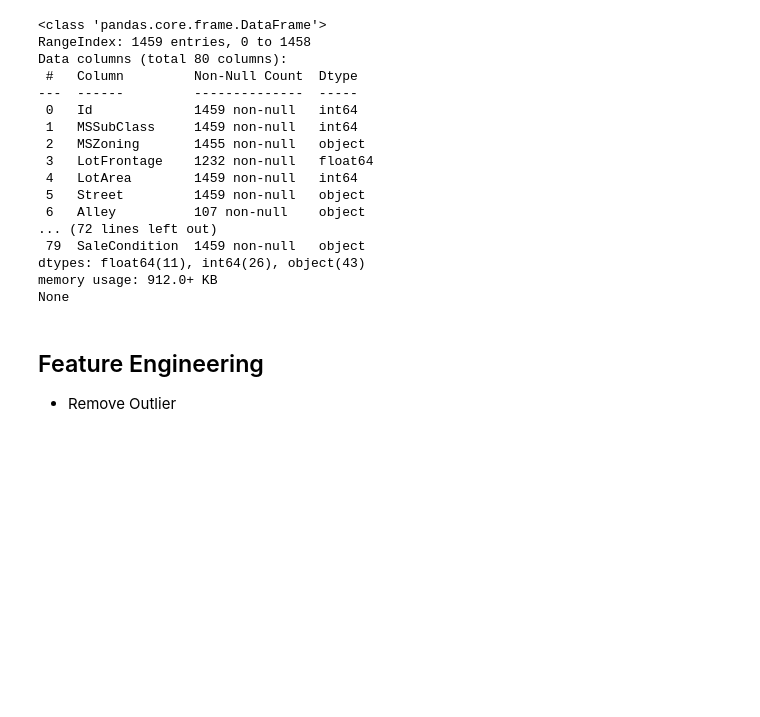
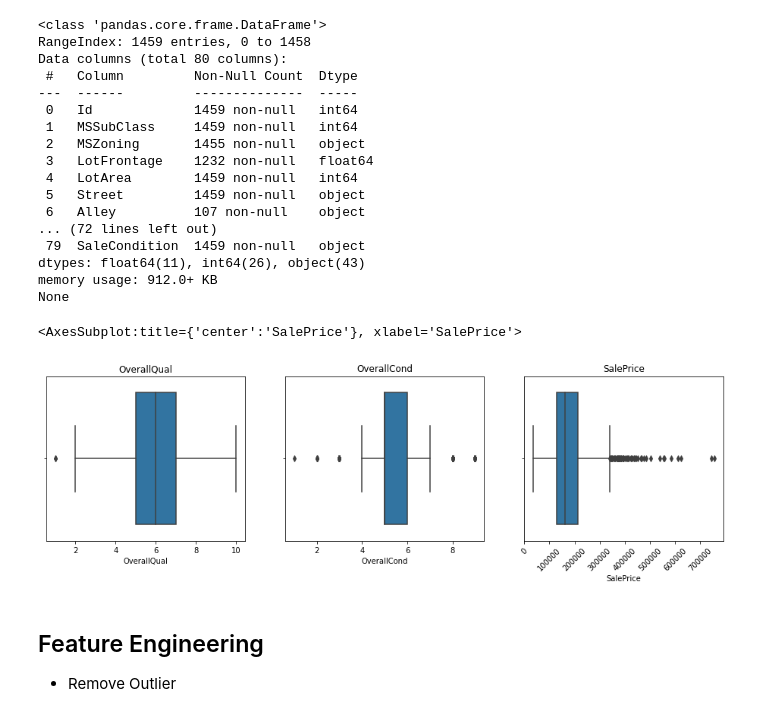
Before and after one commit to mucollabo/kaggle, a Jupyter notebook: Competitions/BostonHousePrice/houseprices-charles01.ipynb, the cells around one changed output. Drawn from its saved outputs; the diff is of its cells as text; code cells hidden in the pictures; blank space fills up the shorter version.

```diff
--- a/Competitions/BostonHousePrice/houseprices-charles01.ipynb
+++ b/Competitions/BostonHousePrice/houseprices-charles01.ipynb
@@ -100,3 +103,25 @@ None
+# %%
+import warnings
+
+warnings.filterwarnings(action='ignore')
+
+plt.figure(figsize=(16, 4))
+
+plt.subplot(1, 3, 1)
+plt.title("OverallQual")
+sns.boxplot(train['OverallQual'])
+
+plt.subplot(1, 3, 2)
+plt.title("OverallCond")
+sns.boxplot(train['OverallCond'])
+
+plt.subplot(1, 3, 3)
+plt.title("SalePrice")
+plt.xticks(rotation=45)
+sns.boxplot(train['SalePrice'])
+# %% [output]
+<AxesSubplot:title={'center':'SalePrice'}, xlabel='SalePrice'>
+[figure, added]
 # %% [markdown]
 ## Feature Engineering
 * Remove Outlier
```
Also changed, not shown: parts of 15 cells of this notebook.
